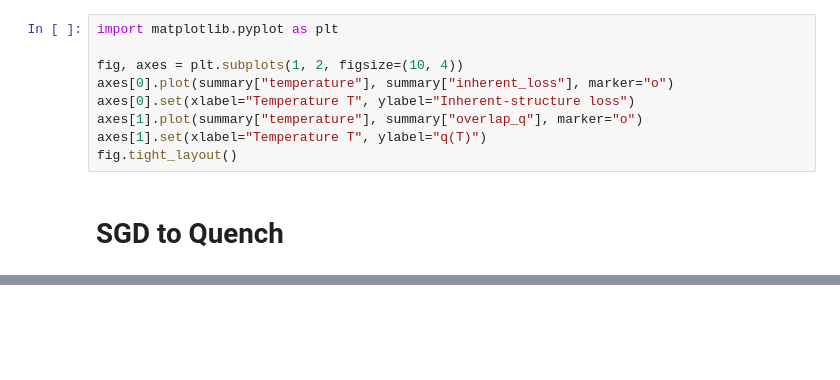
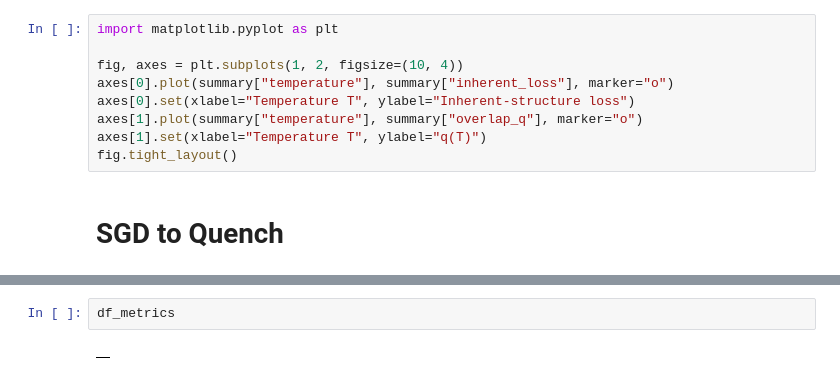
Before and after one commit to marjankowskam/Comparing_Dynamics, a Jupyter notebook: notebooks/inherent_structures.ipynb, the cells around one changed output, grey strips where cells are left out. Drawn from its saved outputs; the diff is of its cells as text; blank space fills up the shorter version.

```diff
--- a/notebooks/inherent_structures.ipynb
+++ b/notebooks/inherent_structures.ipynb
@@ -114,0 +148,4 @@ import matplotlib as mpl
+# %%
+df_metrics
+# %% [output]
+|  |
```
Also changed, not shown: parts of 16 cells of this notebook, 6 other files.
